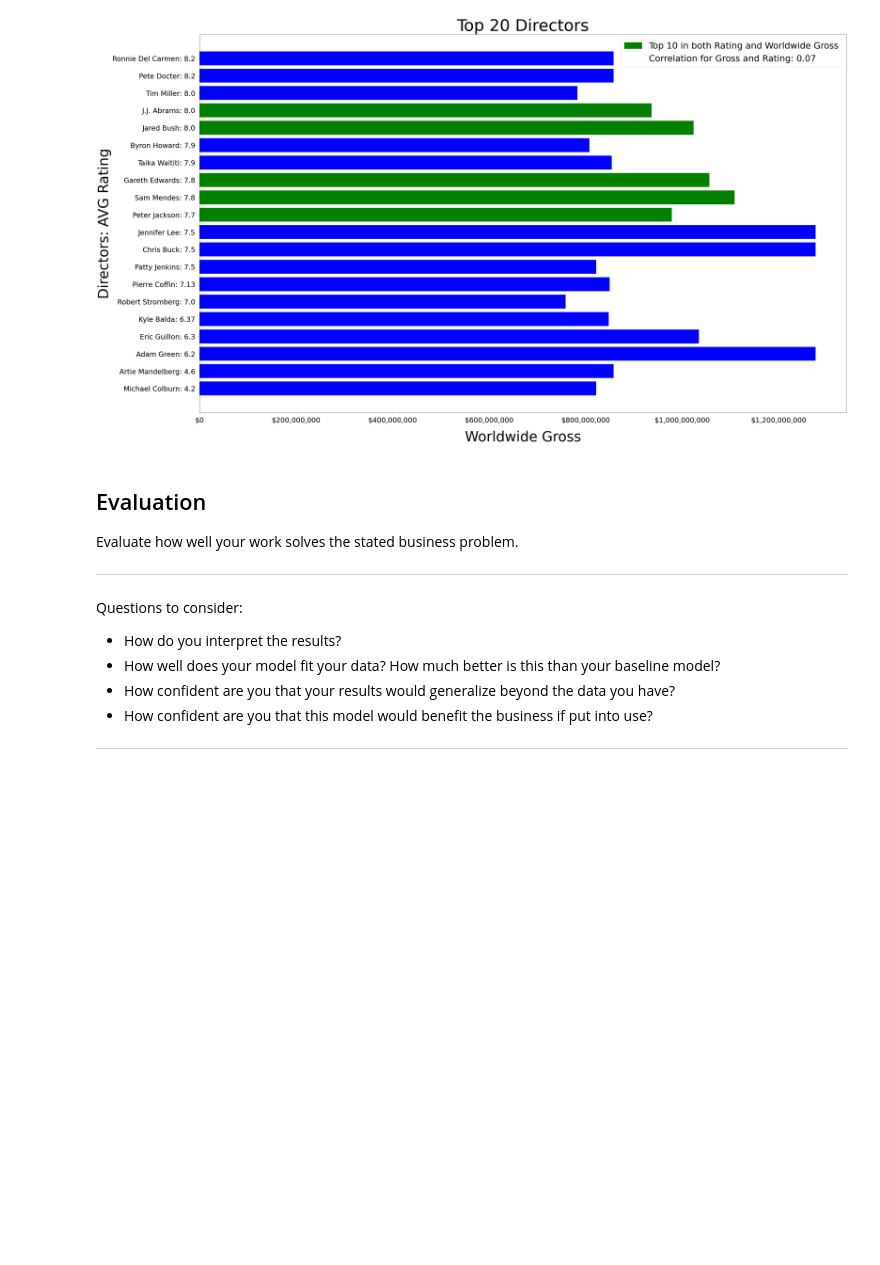
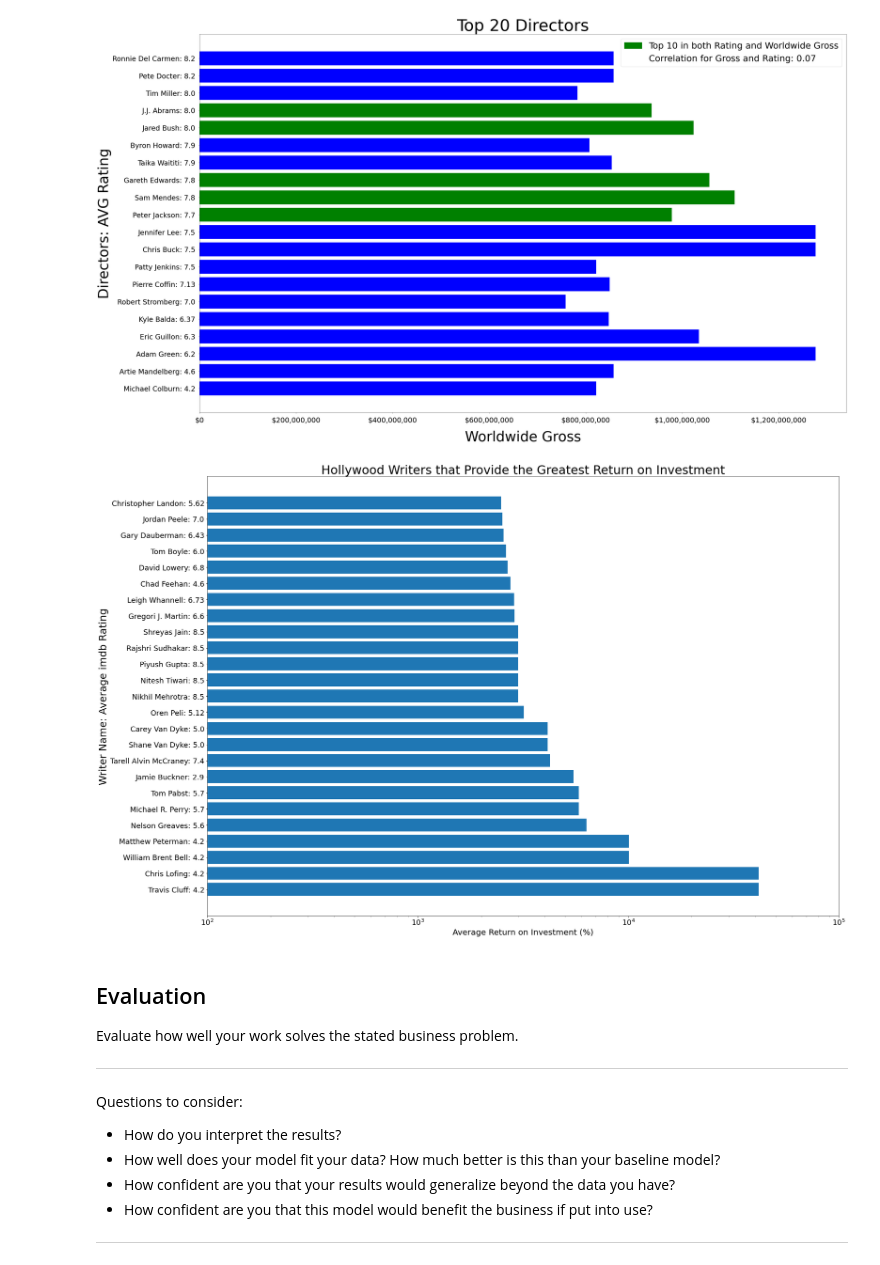
Before and after one commit to zach-hanly/microsoft_movie_project, a Jupyter notebook: master_notebook.ipynb, the cells around one changed output. Drawn from its saved outputs; the diff is of its cells as text; code cells hidden in the pictures; blank space fills up the shorter version.

```diff
--- a/master_notebook.ipynb
+++ b/master_notebook.ipynb
@@ -163,6 +198,14 @@ print()
 print(f'Correlation between average worldwide gross and average rating for the top 20 directors is: {corr}')
 # %% [output]
 Correlation between average worldwide gross and average rating for the top 20 directors is: 0.07
+# %%
+#find top writers based on Return on Investment
+top_writers = writers_profit.where(writers_profit['ROI'] > 1).sort_values('ROI', ascending = False)
+top_writers_2000 = top_writers[(top_writers['release_date'] > '2000-1-1')]
+writers_plot = top_writers_2000.groupby('primary_name').mean('ROI').sort_values('ROI', ascending = False)[:25]
+wnames = writers_plot.index
+wratings = writers_plot.averagerating.values.round(2)
+wnames_wrating = [x+': '+str(y) for x,y in zip(wnames,wratings)]
 # %% [markdown]
 (zach)
 
@@ -199,6 +242,21 @@ plt.legend(handles=[green_patch, corr_patch], prop={'size': 38}, loc='upper righ
 plt.savefig('top_directors.png')
 # %% [output]
 [figure]
+# %%
+fig2, ax2 = plt.subplots(figsize = (28,20))
+x = wnames_wrating
+y = writers_plot['ROI']
+ax2.barh(x,y)
+ax2.set_xscale('log')
+ax2.set_xticks([100, 1000, 10000,100000])
+ax2.set_xlabel('Average Return on Investment (%)', size = 20)
+ax2.set_title('Hollywood Writers that Provide the Greatest Return on Investment', size = 30)
+ax2.set_ylabel('Writer Name: Average imdb Rating', size = 25)
+ax2.tick_params(axis='both', which='major', labelsize=18)
+ax2.tick_params(axis='y', which='minor', labelsize=18)
+plt.style.use('fivethirtyeight');
+# %% [output]
+[figure, added]
 # %% [markdown]
 ## Evaluation
 Evaluate how well your work solves the stated business problem.
```
Also changed, not shown: parts of 2 cells of this notebook, 2 other files.
